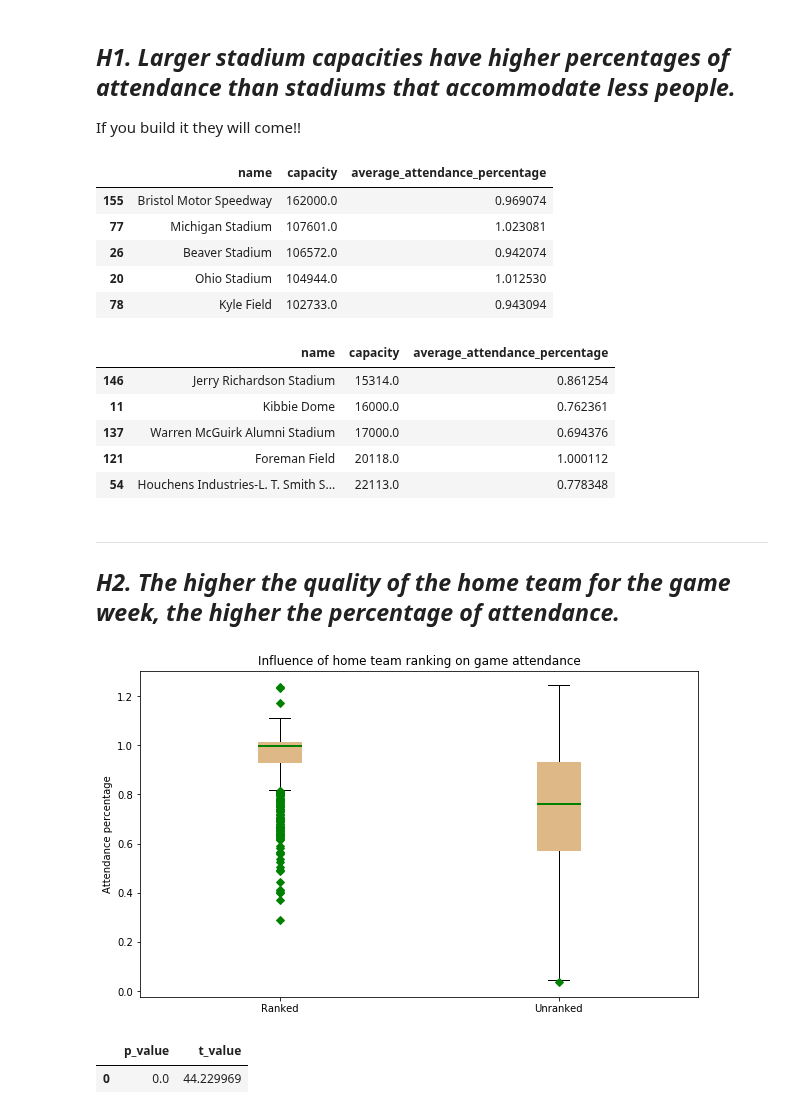
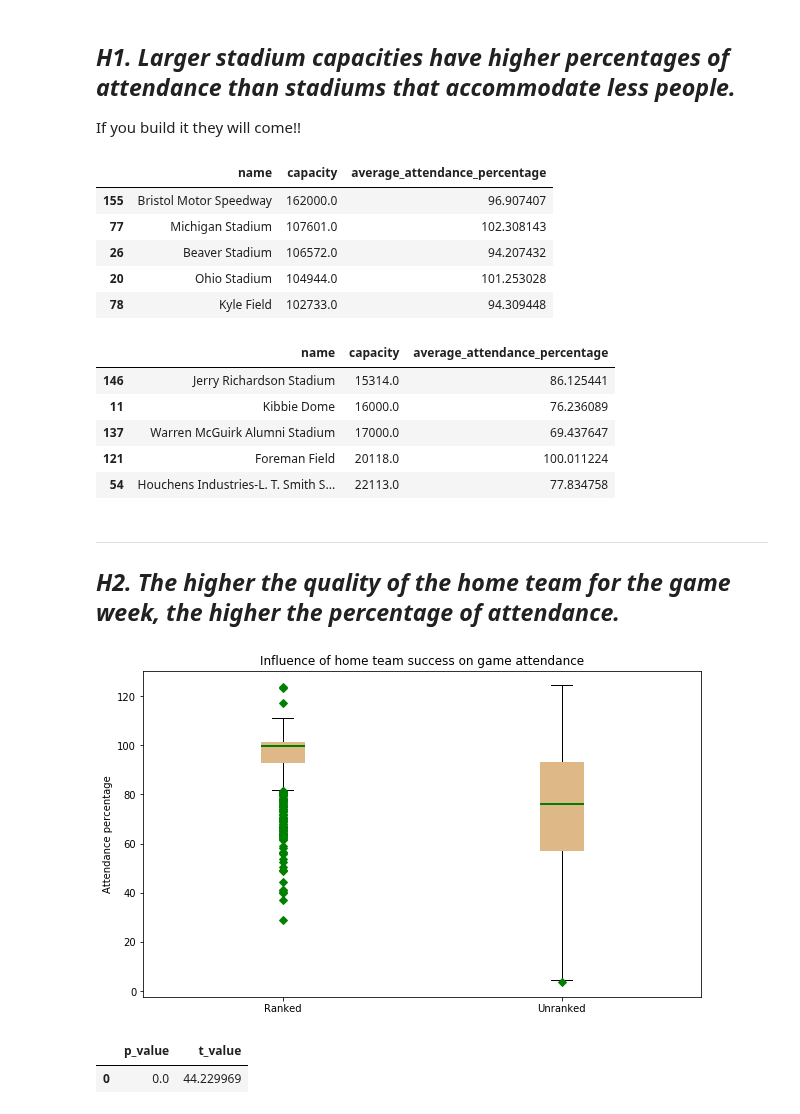
Before and after one commit to TaraWilson17/data512, a Jupyter notebook: final_project/data_analysis.ipynb, the cells around one changed output. Drawn from its saved outputs; the diff is of its cells as text; code cells hidden in the pictures.

```diff
--- a/final_project/data_analysis.ipynb
+++ b/final_project/data_analysis.ipynb
@@ -8,10 +8,13 @@ from math import sqrt
 import numpy as np
 import pandas as pd
 import matplotlib.pyplot as plt
+plt.rcParams.update({'font.size': 12})
 # %%
 attendance_data_with_rain_data = pd.read_csv("processed_data/seasons_2012-2018_attendance_data.csv")
 # %%
 attendance_data_with_rain_data = attendance_data_with_rain_data[attendance_data_with_rain_data["attendance_percentage"] <= 1.25]
+attendance_data_with_rain_data["attendance_percentage"] = attendance_data_with_rain_data["attendance_percentage"] * 100.0
+
 len(attendance_data_with_rain_data)
 # %% [output]
 4818
@@ -44,43 +47,44 @@ largest_stadiums = average_attendance_data.nlargest(5, "capacity")
 largest_stadiums[["name", "capacity", "average_attendance_percentage"]]
 # %% [output]
 |  | name | capacity | average_attendance_percentage |
-| 155 | Bristol Motor Speedway | 162000.0 | 0.969074 |
-| 77 | Michigan Stadium | 107601.0 | 1.023081 |
-| 26 | Beaver Stadium | 106572.0 | 0.942074 |
-| 20 | Ohio Stadium | 104944.0 | 1.012530 |
-| 78 | Kyle Field | 102733.0 | 0.943094 |
+| 155 | Bristol Motor Speedway | 162000.0 | 96.907407 |
+| 77 | Michigan Stadium | 107601.0 | 102.308143 |
+| 26 | Beaver Stadium | 106572.0 | 94.207432 |
+| 20 | Ohio Stadium | 104944.0 | 101.253028 |
+| 78 | Kyle Field | 102733.0 | 94.309448 |
 # %%
 smallest_stadiums = average_attendance_data.nsmallest(5, "capacity")
 smallest_stadiums[["name", "capacity", "average_attendance_percentage"]]
 # %% [output]
 |  | name | capacity | average_attendance_percentage |
-| 146 | Jerry Richardson Stadium | 15314.0 | 0.861254 |
-| 11 | Kibbie Dome | 16000.0 | 0.762361 |
-| 137 | Warren McGuirk Alumni Stadium | 17000.0 | 0.694376 |
-| 121 | Foreman Field | 20118.0 | 1.000112 |
-| 54 | Houchens Industries-L. T. Smith S... | 22113.0 | 0.778348 |
+| 146 | Jerry Richardson Stadium | 15314.0 | 86.125441 |
+| 11 | Kibbie Dome | 16000.0 | 76.236089 |
+| 137 | Warren McGuirk Alumni Stadium | 17000.0 | 69.437647 |
+| 121 | Foreman Field | 20118.0 | 100.011224 |
+| 54 | Houchens Industries-L. T. Smith S... | 22113.0 | 77.834758 |
 # %% [markdown]
 ------------------------
 ## *H2. The higher the quality of the home team for the game week, the higher the percentage of attendance.*
 # %%
 home_team_ranked = attendance_data_with_rain_data[attendance_data_with_rain_data["home_team_ranked_ind"] == 1]["attendance_percentage"]
 home_team_unranked = attendance_data_with_rain_data[attendance_data_with_rain_data["home_team_ranked_ind"] == 0]["attendance_percentage"]
 
 data = [home_team_ranked, home_team_unranked]
 fig, ax = plt.subplots(figsize=(10,6))
 bp = ax.boxplot(data, 0, "gD", patch_artist=True, labels=["Ranked", "Unranked"])
 
 for box in bp["boxes"]:
     box.set(color="burlywood", linewidth=2)
 
 for median in bp["medians"]:
     median.set(color="green", linewidth=2)
 
 plt.ylabel("Attendance percentage")
-plt.title("Influence of home team ranking on game attendance")
+plt.title("Influence of home team success on game attendance")
+plt.savefig("home_team_rank.jpg")
 plt.show()
 # %% [output]
-[figure, old version]
+[figure, new version]
 # %%
 t, p = ttest_ind(home_team_ranked, home_team_unranked, equal_var=False)
 pd.DataFrame({"t_value": [t], "p_value": [p]})
```
Also changed, not shown: parts of 5 cells of this notebook.
